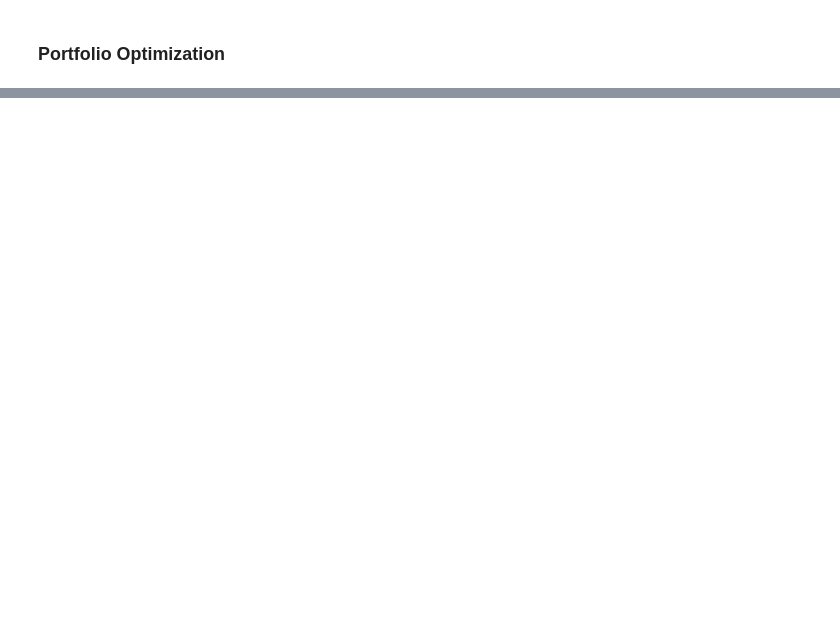
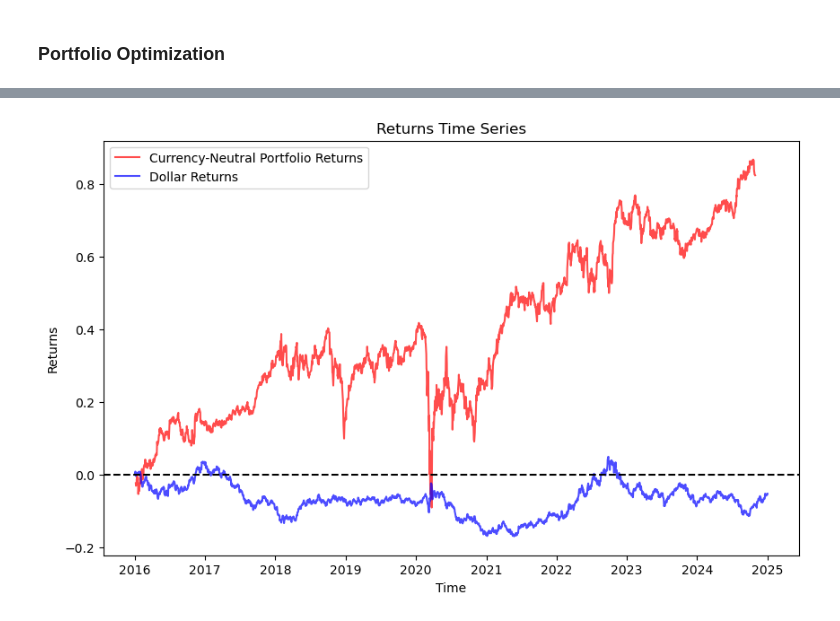
Before and after one commit to dan-the-quant/DTQ-Portfolio_Management_Course, a Jupyter notebook: Module 5 - Hedge Portfolios/Module5.3.ipynb, the cells around one changed output, grey strips where cells are left out. Saved outputs shown, nothing was run; the diff lists cells and outputs as text; code cells hidden in the pictures; blank space fills up the shorter version.

```diff
--- a/Module 5 - Hedge Portfolios/Module5.3.ipynb
+++ b/Module 5 - Hedge Portfolios/Module5.3.ipynb
@@ -93,14 +80,12 @@ sp500 = pd.read_csv(rf"..\additional_data\sp500.csv")
 sp500 = sp500.set_index('Date')
 sp500.index = pd.to_datetime(sp500.index)
 # %%
-# Create the Returns
-benchmark_returns = sp500['sp_500'].pct_change(1).dropna()
-dollar_returns = dxy_data.pct_change(1).dropna()
-risk_free_daily = (((1 + (rfr['risk_free_rate'].div(100)))**(1/360)) - 1)
+# Create the RFR
+risk_free_daily = compute_daily_returns(rfr['risk_free_rate'])
 
 # Create the Excess Returns
-benchmark_excess = benchmark_returns - risk_free_daily
-dollar_excess = dollar_returns - risk_free_daily
+benchmark_excess = compute_excess_returns(sp500['sp_500'], rfr['risk_free_rate'])
+dollar_excess = compute_excess_returns(dxy_data, rfr['risk_free_rate'])
 # %%
 # Create Figure
 fig, ax1 = plt.subplots(dpi = 300)
@@ -148,15 +137,15 @@ df_4 = import_financial_data('GS')
 # GD Data
 df_5 = import_financial_data('GD')
 # %%
-# Let us find an unsensible portfolio to the market
+# Let us find an insensible portfolio to the market
 
 data_portfolio = pd.DataFrame()
 
-data_portfolio['XOM'] = df_1['adjusted_close']
-data_portfolio['LMT'] = df_2['adjusted_close']
-data_portfolio['NOC'] = df_3['adjusted_close']
-data_portfolio['GS'] = df_4['adjusted_close']
-data_portfolio['GD'] = df_5['adjusted_close']
+data_portfolio['XOM'] = df_1['adj_close']
+data_portfolio['LMT'] = df_2['adj_close']
+data_portfolio['NOC'] = df_3['adj_close']
+data_portfolio['GS'] = df_4['adj_close']
+data_portfolio['GD'] = df_5['adj_close']
 
 data_portfolio = data_portfolio.dropna()
 
@@ -224,7 +281,7 @@ capm_residuals.corr()
 # %% [markdown]
 ### Calculate the Betas ###
 # %%
-# Lets calculate the betas for the DXY
+# Let's calculate the betas for the DXY
 
 tickers = []
 betas = []
@@ -237,15 +294,12 @@ weights = window * wexp(window, window/2)
 
 for stock in data_portfolio.columns:
     #Model specification
-    model = sm.WLS(
+    results = capm_regression(
         df_returns[stock],
-        sm.add_constant(df_returns[['market_returns', 'dollar_returns']]),
-        missing='drop',
-        weights=weights,
-        )
-
-    #the results of the model
-    results = model.fit()
+        df_returns[['market_returns', 'dollar_returns']],
+        window,
+        True
+    )
 
     # Get the Parameters and CI
     params = results.params
@@ -415,6 +441,10 @@ def rolling_weights(
 # %%
 # Obtain the Weights
 
-cnp_weights = rolling_weights(df_returns[dxy_betas_df.columns], dxy_betas_df)
+cnp_weights = rolling_zero_beta_weights(
+    df_returns[dxy_betas_df.columns],
+    dxy_betas_df,
+    rebalance_freq=21
+)
 
 cnp_weights
@@ -443,16 +504,18 @@ plt.show()
 # %%
 # Create Plot
 
 plt.figure(figsize=(10, 6))
 plt.plot(cnp_returns.cumsum(), label='Currency-Neutral Portfolio Returns', color='red', alpha=0.7)
-plt.plot(dollar_returns.loc['2017':].cumsum(), label='Dollar Returns', color='blue', alpha=0.7)
+plt.plot(dollar_excess.loc['2016':].cumsum(), label='Dollar Returns', color='blue', alpha=0.7)
 plt.axhline(y=0, color='black', linestyle='dashed')
 
 # Config
 plt.title('Returns Time Series')
 plt.xlabel('Time')
 plt.ylabel('Returns')
 plt.legend()
 
 # Show
 plt.show()
+# %% [output]
+[figure, added]
```
Also changed, not shown: parts of 26 cells of this notebook, 54 other files.
